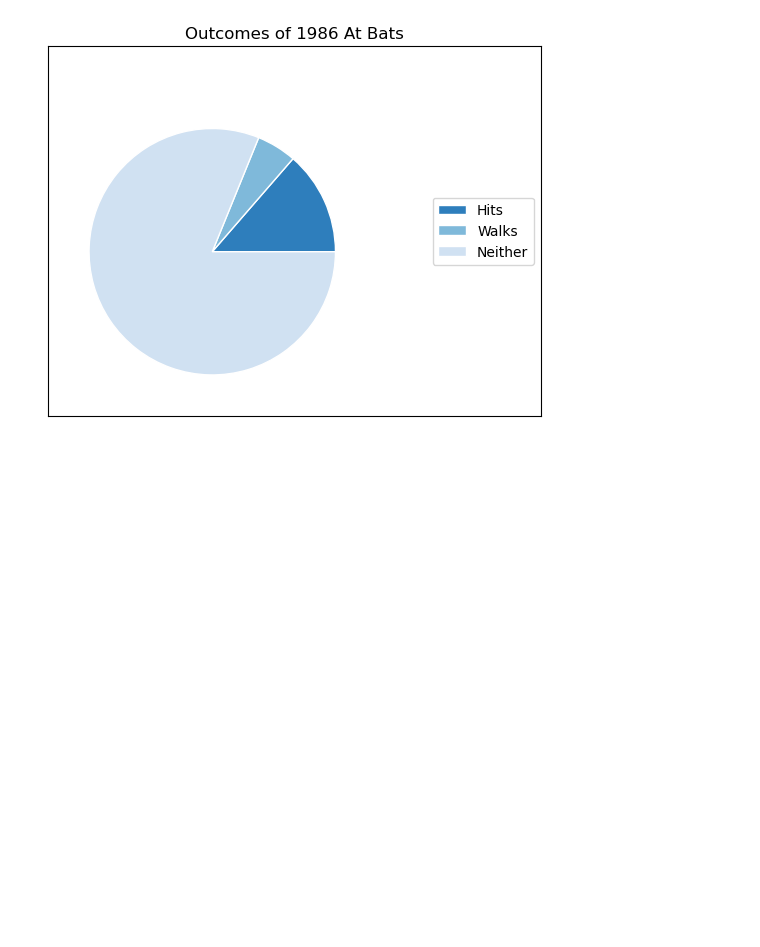
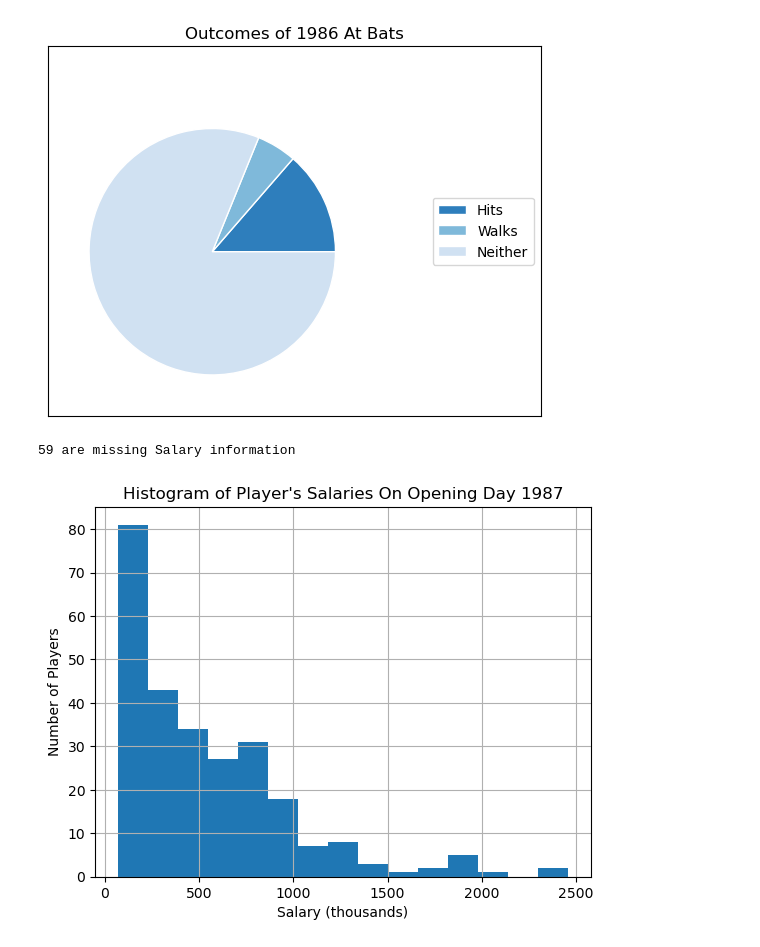
Before and after one commit to katesnow1/code_2600, a Jupyter notebook: homework1.ipynb, the cells around one changed output. Saved outputs shown, nothing was run; the diff lists cells and outputs as text; code cells hidden in the pictures; blank space fills up the shorter version.

```diff
--- a/homework1.ipynb
+++ b/homework1.ipynb
@@ -134,3 +134,21 @@ ax.set(title="Outcomes of 1986 At Bats")
 plt.show()
 # %% [output]
 [figure]
+# %%
+#e
+salaryCol = Hitters['Salary']
+sumMissing = salaryCol.isna().sum()
+print(f"{sumMissing} are missing Salary information")
+#59 rows are missing Salary information. The players who are missing salary information might not have been playing for a major league team by opening day in 1987.
+# %% [output]
+59 are missing Salary information
+# %%
+#f
+salaryCol.dropna().hist(bins = 15)
+plt.xlabel("Salary (thousands)")
+plt.ylabel("Number of Players")
+plt.title("Histogram of Player's Salaries On Opening Day 1987")
+
+plt.show()
+# %% [output]
+[figure, added]
```
Also changed, not shown: parts of 7 cells of this notebook.
